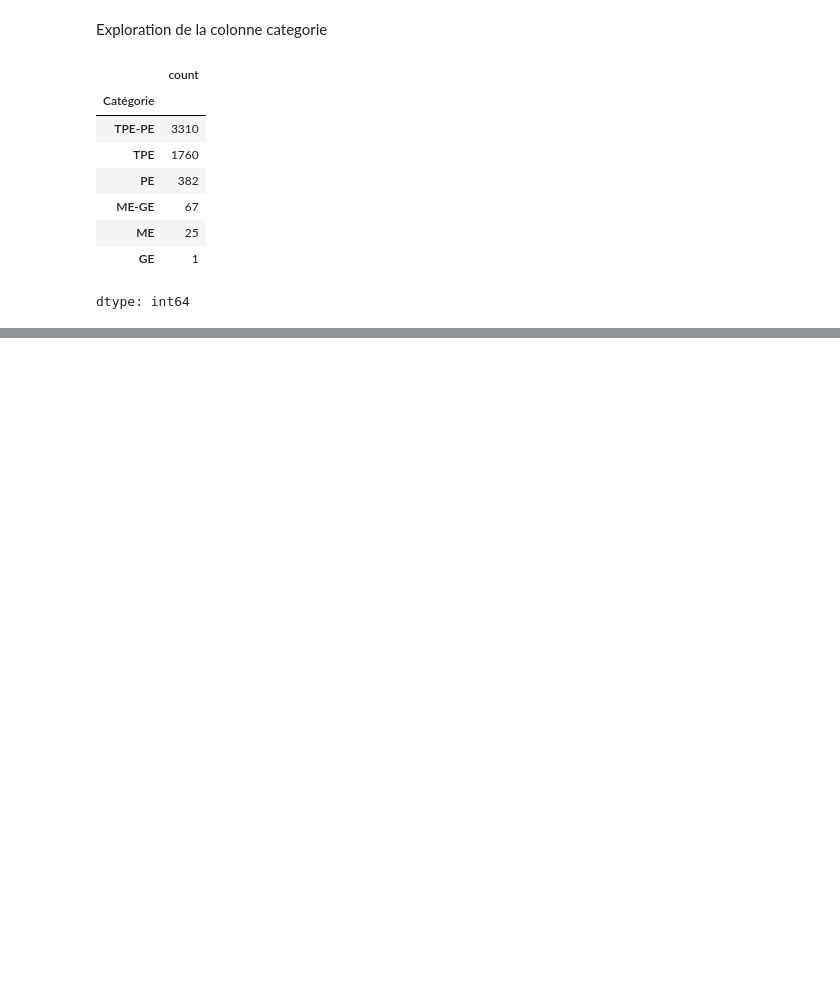
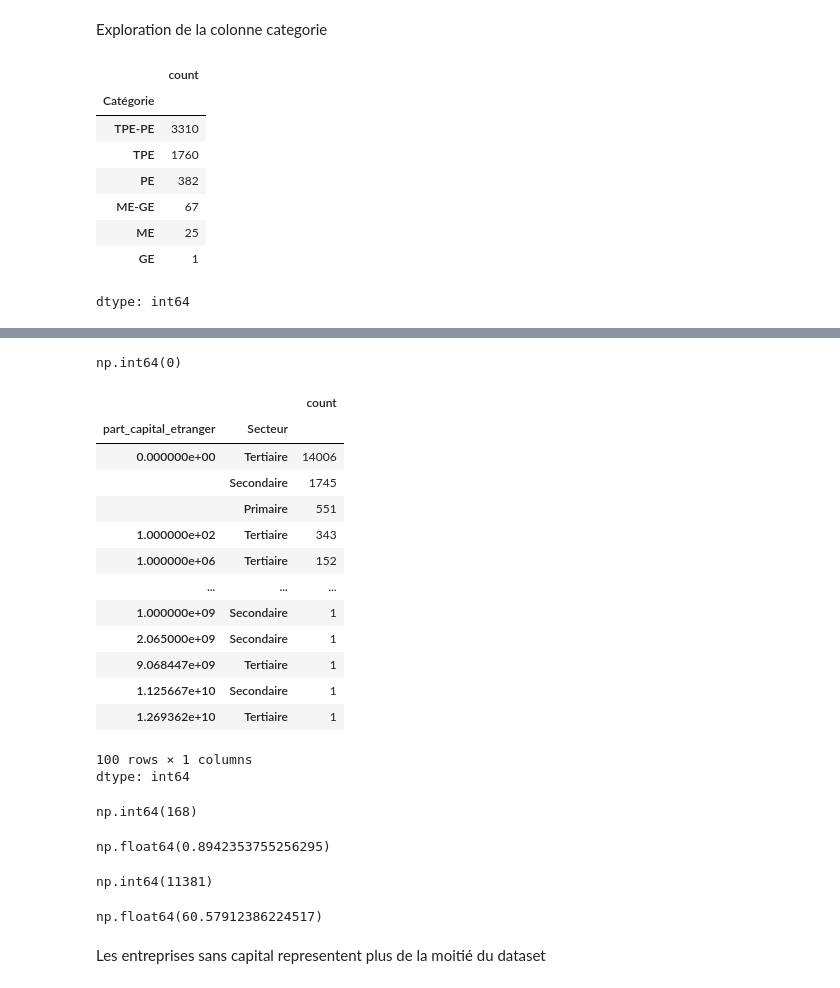
Before and after one commit to Perine23Dev/analyse-entreprises-emploi-republique-du-congo, a Jupyter notebook: projet_base.ipynb, the cells around one changed output, grey strips where cells are left out. Cells and saved outputs as stored; diff of their text form; code cells hidden in the pictures; blank space fills up the shorter version.

```diff
--- a/projet_base.ipynb
+++ b/projet_base.ipynb
@@ -492,0 +522,2 @@ dtype: int64
+# %%
+df['salarie'] = 0
@@ -492,0 +599,46 @@ dtype: int64
+# %%
+#verification des valeurs
+(df['part_capital_etranger']<0).sum()
+# %% [output]
+np.int64(0)
+# %%
+#verification du secteur avec le plus de capital etranger
+df[['part_capital_etranger', 'Secteur']].value_counts()
+# %% [output]
+|  |  | count |
+| part_capital_etranger | Secteur |  |
+| 0.000000e+00 | Tertiaire | 14006 |
+|  | Secondaire | 1745 |
+|  | Primaire | 551 |
+| 1.000000e+02 | Tertiaire | 343 |
+| 1.000000e+06 | Tertiaire | 152 |
+| ... | ... | ... |
+| 1.000000e+09 | Secondaire | 1 |
+| 2.065000e+09 | Secondaire | 1 |
+| 9.068447e+09 | Tertiaire | 1 |
+| 1.125667e+10 | Secondaire | 1 |
+| 1.269362e+10 | Tertiaire | 1 |
+100 rows × 1 columns
+dtype: int64
+# %%
+# Somme des entreprises sans salarié
+(df['salarie'] == 0).sum()
+# %% [output]
+np.int64(168)
+# %%
+(df['salarie'] == 0).mean()*100
+# ces entreprise reprensente 0.8 % du dataset
+# %% [output]
+np.float64(0.8942353755256295)
+# %%
+(df['capital'] == 0).sum()
+# Le nombre d'entreprises qui n'ont pas de capital predefinis
+# %% [output]
+np.int64(11381)
+# %%
+(df['capital'] == 0).mean()*100
+# les entreprises sans capital predefinis representent 60% du dataset
+# %% [output]
+np.float64(60.57912386224517)
+# %% [markdown]
+Les entreprises sans capital representent plus de la moitié du dataset
```
Also changed, not shown: parts of 10 cells of this notebook.
